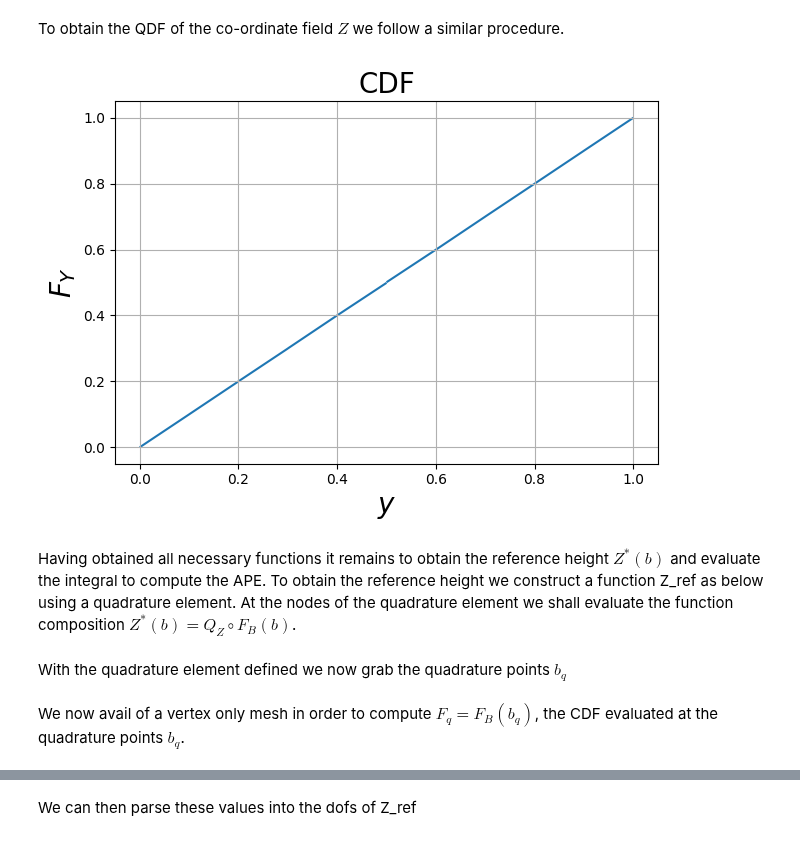
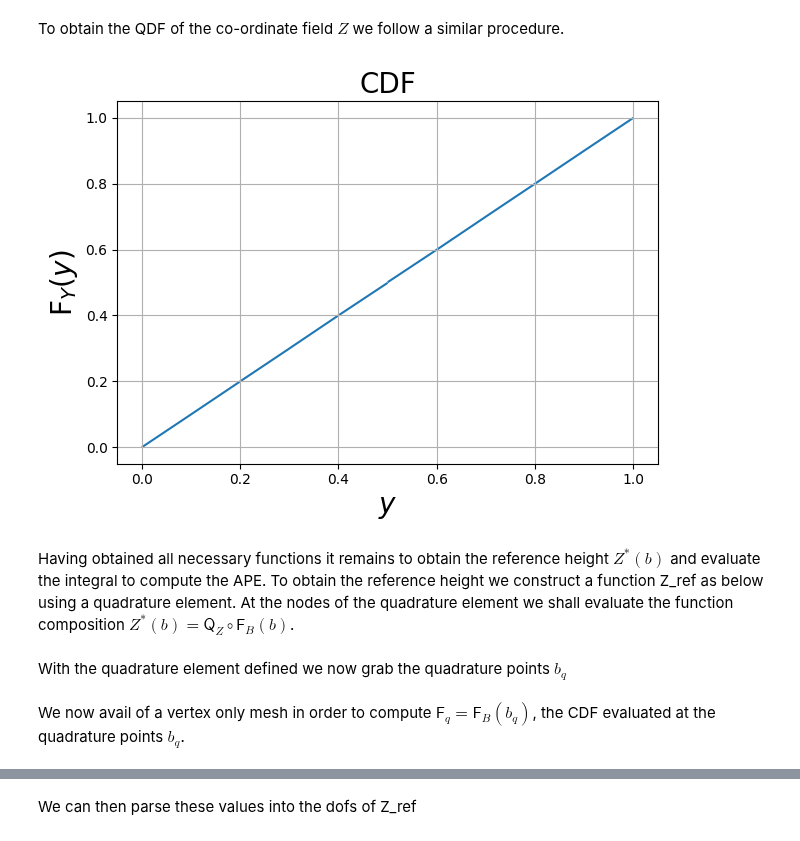
Before and after one commit to D-stratify/Numdf, a Jupyter notebook: notebooks/explanatory_notebooks/Part4_Composing_Functions.ipynb, the cells around one changed output, grey strips where cells are left out. Saved outputs shown, nothing was run; the diff lists cells and outputs as text; code cells hidden in the pictures.

```diff
--- a/notebooks/explanatory_notebooks/Part4_Composing_Functions.ipynb
+++ b/notebooks/explanatory_notebooks/Part4_Composing_Functions.ipynb
@@ -47,15 +50,15 @@ To obtain the QDF of the co-ordinate field $Z$ we follow a similar procedure.
 # %%
 # Set the domain & function space
 ptp_Z = Ptp(Omega_X={'x1': (-1, 1),'x2': (0, 1)}, Omega_Y={'Y': (0, 1)}, n_elements=10)
 
 # Construct the PDF,CDF,QDF
 x1,x2 = ptp_Z.x_coords()
-density_Z = ptp_Z.fit(Y=x2, quadrature_degree=200)
+density_Z = ptp_Z.fit(Y=x2, Range_Y= {'Y_min':0, 'Y_max':1}, quadrature_degree=200)
 density_Z.plot(function='CDF')
 # %% [output]
-[figure, old version]
+[figure, new version]
 # %% [markdown]
-Having obtained all necessary functions it remains to obtain the reference height $Z^*(b)$ and evaluate the integral to compute the APE. To obtain the reference height we construct a function Z_ref as below using a quadrature element. At the nodes of the quadrature element we shall evaluate the function composition $Z^*(b) = Q_Z \circ F_B(b)$.
+Having obtained all necessary functions it remains to obtain the reference height $Z^*(b)$ and evaluate the integral to compute the APE. To obtain the reference height we construct a function Z_ref as below using a quadrature element. At the nodes of the quadrature element we shall evaluate the function composition $Z^*(b) = \mathsf{Q}_Z \circ \mathsf{F}_B(b)$.
 # %%
 # Define a function space for Z_ref
 quadrature_degree = 250
@@ -78,7 +81,7 @@ W = VectorFunctionSpace(m, V_Z.ufl_element())
 # Next, interpolate the coordinates onto the nodes of W.
 X = assemble(interpolate(m.coordinates, W))
 # %% [markdown]
-We now avail of a vertex only mesh in order to compute $F_q = F_B(b_q)$, the CDF evaluated at the quadrature points $b_q$.
+We now avail of a vertex only mesh in order to compute $\mathsf{F}_q = \mathsf{F}_B(b_q)$, the CDF evaluated at the quadrature points $b_q$.
 # %%
 b_q = [ [b_i,] for b_i in X.dat.data[:]]
 vom = VertexOnlyMesh(mesh_F, b_q)
```
Also changed, not shown: parts of 9 cells of this notebook, 6 other files.
